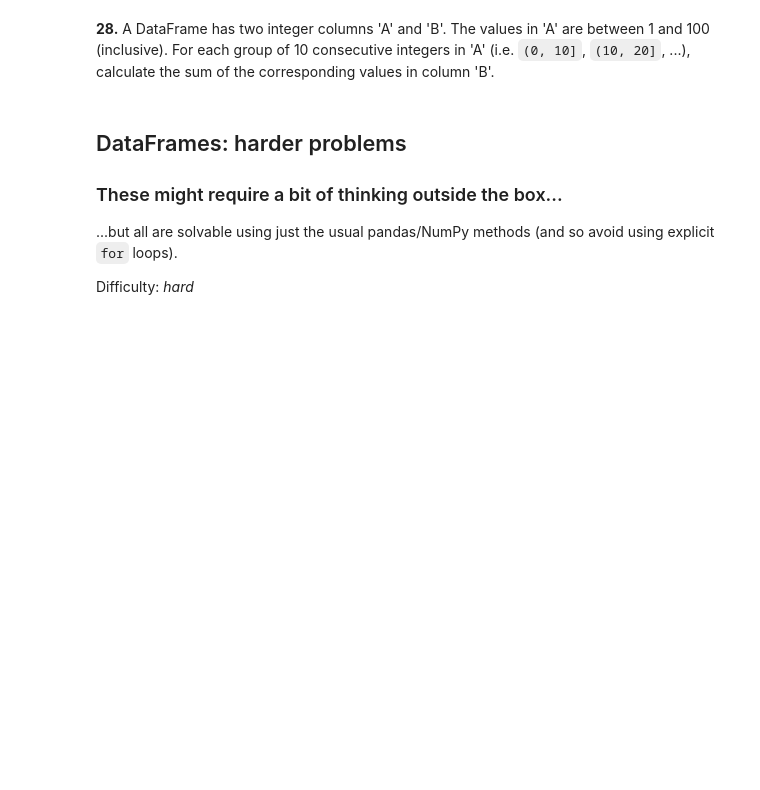
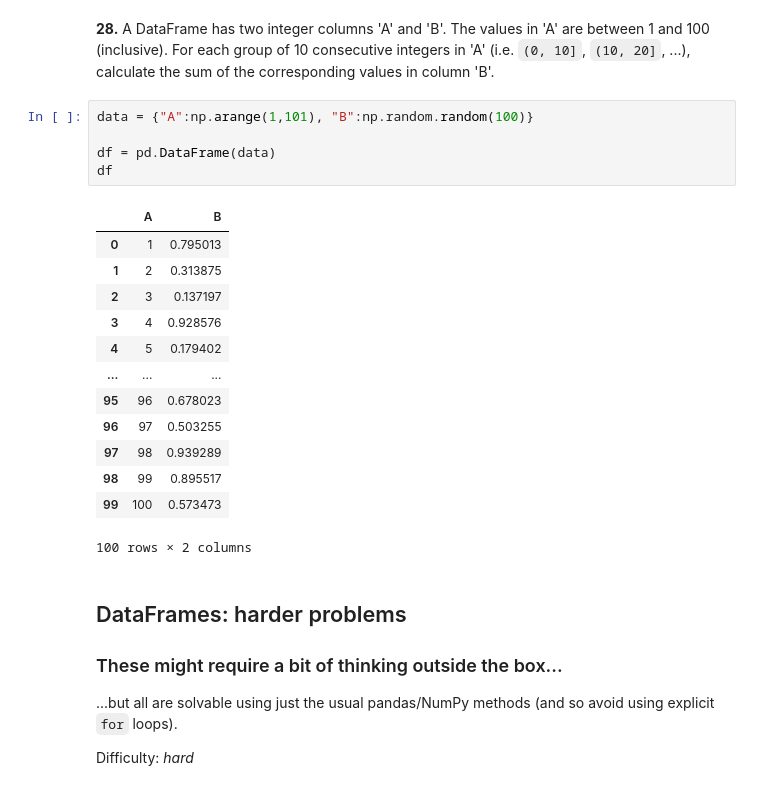
Before and after one commit to N0t10n/Strive_school, a Jupyter notebook: M1_Python/d7_Pandas/100-pandas-puzzles.ipynb, the cells around one changed output. Saved outputs shown, nothing was run; the diff lists cells and outputs as text; blank space fills up the shorter version.

```diff
--- a/M1_Python/d7_Pandas/100-pandas-puzzles.ipynb
+++ b/M1_Python/d7_Pandas/100-pandas-puzzles.ipynb
@@ -472,6 +472,25 @@ c    345
 Name: vals, dtype: int64
 # %% [markdown]
 **28.** A DataFrame has two integer columns 'A' and 'B'. The values in 'A' are between 1 and 100 (inclusive). For each group of 10 consecutive integers in 'A' (i.e. `(0, 10]`, `(10, 20]`, ...), calculate the sum of the corresponding values in column 'B'.
+# %%
+data = {"A":np.arange(1,101), "B":np.random.random(100)}
+
+df = pd.DataFrame(data)
+df
+# %% [output]
+|  | A | B |
+| 0 | 1 | 0.795013 |
+| 1 | 2 | 0.313875 |
+| 2 | 3 | 0.137197 |
+| 3 | 4 | 0.928576 |
+| 4 | 5 | 0.179402 |
+| ... | ... | ... |
+| 95 | 96 | 0.678023 |
+| 96 | 97 | 0.503255 |
+| 97 | 98 | 0.939289 |
+| 98 | 99 | 0.895517 |
+| 99 | 100 | 0.573473 |
+100 rows × 2 columns
 # %% [markdown]
 ## DataFrames: harder problems
 
```
Also changed, not shown: parts of 1 cell of this notebook.
